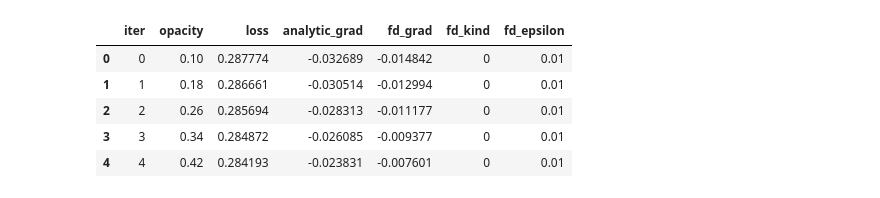
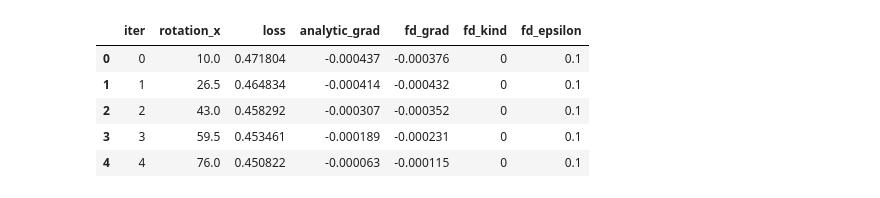
Before and after one commit to M-Gjerde/DifferentiablePointRendering, a Jupyter notebook: python/finite_difference/notebook_scatter.ipynb, the cells around one changed output. Drawn from its saved outputs; the diff is of its cells as text; code cells hidden in the pictures.

```diff
--- a/python/finite_difference/notebook_scatter.ipynb
+++ b/python/finite_difference/notebook_scatter.ipynb
@@ -1,31 +1,31 @@
 # %%
 import pandas as pd
 from pathlib import Path
 
 test = "0"
-index = "2"
-parameter= "opacity"
-scene = "cornell_overlap"
+index = "1"
+parameter= "rotation_x"
+scene = "cornell"
 camera = "camera1"
 csv_path = Path(f"Output/{scene}/{parameter}/{index}/{test}/{camera}_{parameter}_sweep.csv")
 
 if not csv_path.exists():
     raise FileNotFoundError(f"CSV file not found: {csv_path}")
 
 df = pd.read_csv(csv_path)
 
 required_columns = {f"{parameter}", "loss", "analytic_grad", "fd_grad"}
 if not required_columns.issubset(df.columns):
     raise RuntimeError(f"CSV must contain columns: {required_columns}")
 
 df.head()
 # %% [output]
-|  | iter | opacity | loss | analytic_grad | fd_grad | fd_kind | fd_epsilon |
-| 0 | 0 | 0.10 | 0.287774 | -0.032689 | -0.014842 | 0 | 0.01 |
-| 1 | 1 | 0.18 | 0.286661 | -0.030514 | -0.012994 | 0 | 0.01 |
-| 2 | 2 | 0.26 | 0.285694 | -0.028313 | -0.011177 | 0 | 0.01 |
-| 3 | 3 | 0.34 | 0.284872 | -0.026085 | -0.009377 | 0 | 0.01 |
-| 4 | 4 | 0.42 | 0.284193 | -0.023831 | -0.007601 | 0 | 0.01 |
+|  | iter | rotation_x | loss | analytic_grad | fd_grad | fd_kind | fd_epsilon |
+| 0 | 0 | 10.0 | 0.471804 | -0.000437 | -0.000376 | 0 | 0.1 |
+| 1 | 1 | 26.5 | 0.464834 | -0.000414 | -0.000432 | 0 | 0.1 |
+| 2 | 2 | 43.0 | 0.458292 | -0.000307 | -0.000352 | 0 | 0.1 |
+| 3 | 3 | 59.5 | 0.453461 | -0.000189 | -0.000231 | 0 | 0.1 |
+| 4 | 4 | 76.0 | 0.450822 | -0.000063 | -0.000115 | 0 | 0.1 |
 # %%
 
 import matplotlib.pyplot as plt
```
Also changed, not shown: parts of 7 cells of this notebook, 22 other files.
